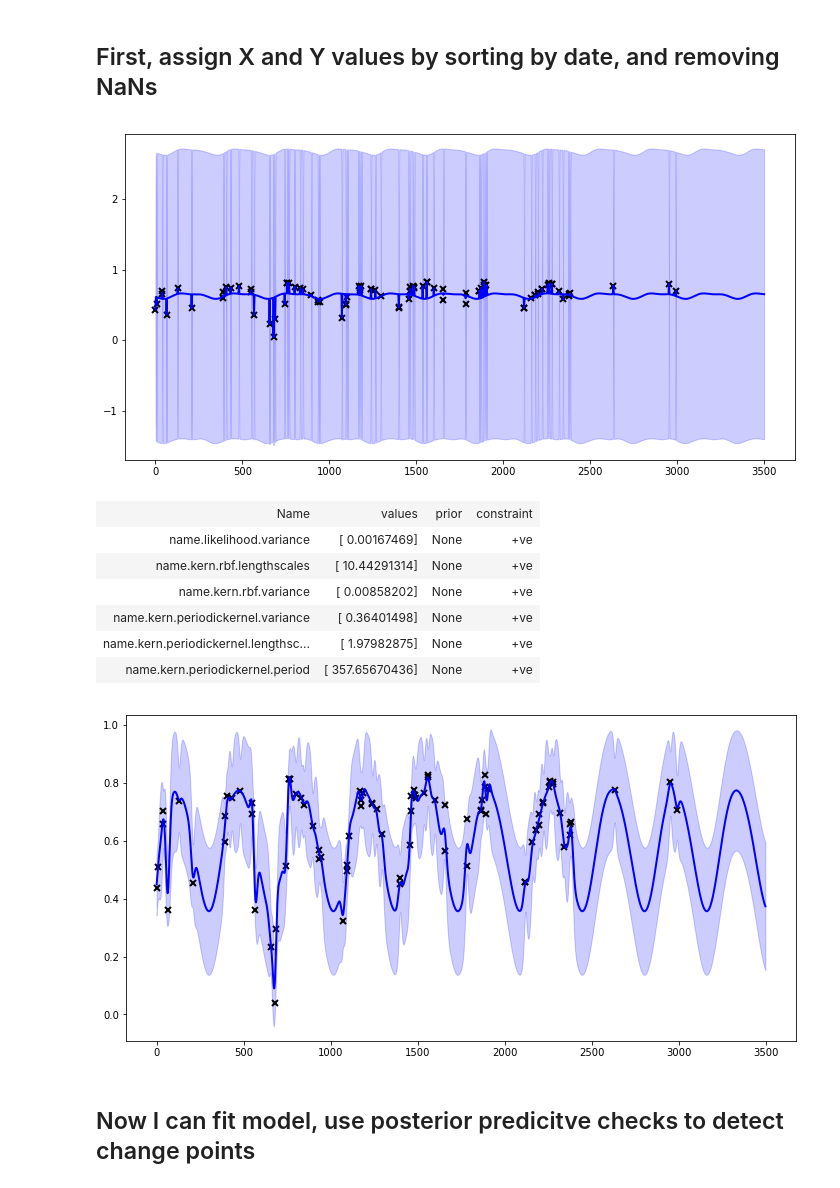
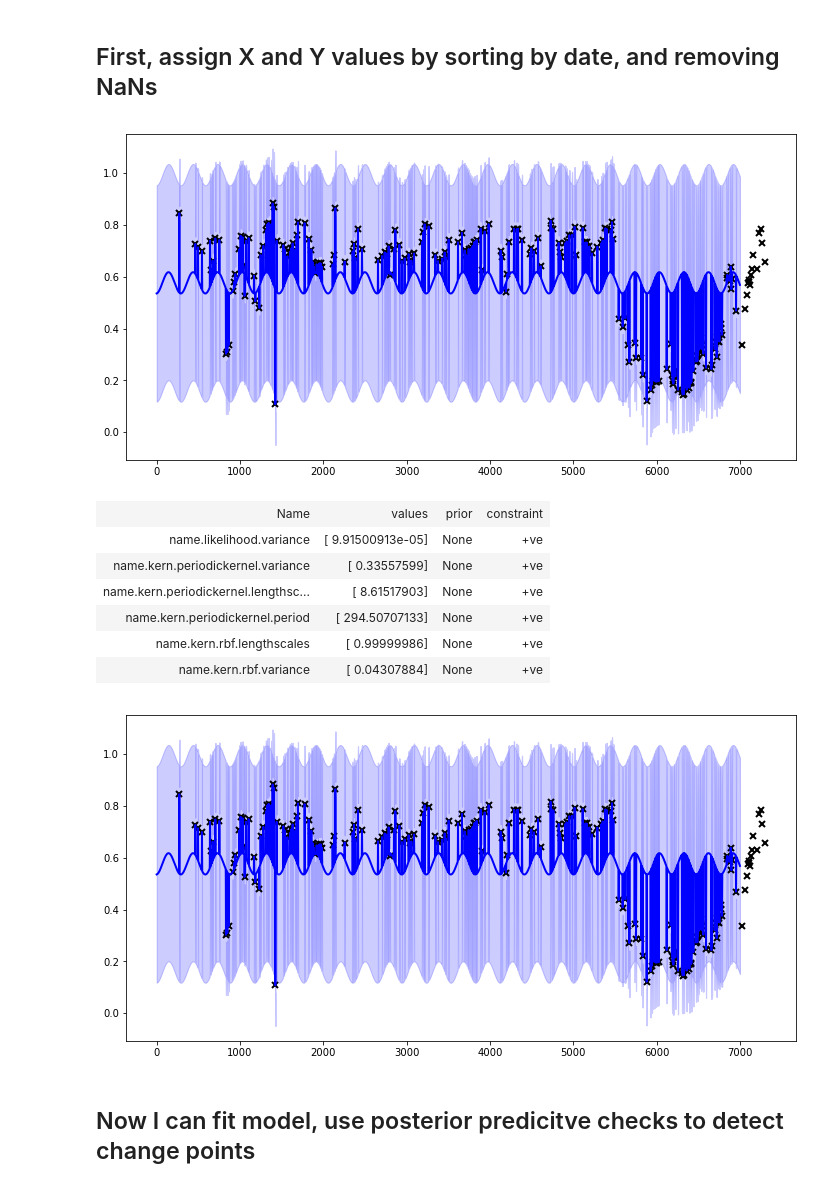
Before and after one commit to edd3x/Sat_im, a Jupyter notebook: Pete-Hackday-notebook.ipynb, the cells around one changed output. Cells and saved outputs as stored; diff of their text form; code cells hidden in the pictures.

```diff
--- a/Pete-Hackday-notebook.ipynb
+++ b/Pete-Hackday-notebook.ipynb
@@ -30,7 +30,7 @@ YP1_2012__Liu_1__8.feather
 ## Read in an example dataframe
 # %%
 
-df = feather.read_dataframe('HackTimeSeries/AD1_2002__Kruess_1__12.feather')
+df = feather.read_dataframe('HackTimeSeries/SE2_2014a_Craig_1__10.feather')
 # %%
 df
 # %% [output]
@@ -93,28 +93,28 @@ m = GPflow.gpr.GPR(X,Y, kern=k1+k2)
 m.likelihood.variance = 0.0001
 # %%
 def plot(m):
-    xx = np.arange(0, 3500,1,dtype=float)[:,None]
+    xx = np.arange(0, 7000,1,dtype=float)[:,None]
     mean, var = m.predict_y(xx)
     plt.figure(figsize=(12, 6))
     plt.plot(X, Y, 'kx', mew=2)
     plt.plot(xx, mean, 'b', lw=2)
     plt.fill_between(xx[:,0], mean[:,0] - 2*np.sqrt(var[:,0]), mean[:,0] + 2*np.sqrt(var[:,0]), color='blue', alpha=0.2)
 plot(m)
 # %% [output]
-[figure, old version]
+[figure, new version]
 # %%
 m.optimize(maxiter=10000)
 plot(m)
 m
 # %% [output]
 | Name | values | prior | constraint |
-| name.likelihood.variance | [ 0.00167469] | None | +ve |
-| name.kern.rbf.lengthscales | [ 10.44291314] | None | +ve |
-| name.kern.rbf.variance | [ 0.00858202] | None | +ve |
-| name.kern.periodickernel.variance | [ 0.36401498] | None | +ve |
-| name.kern.periodickernel.lengthsc... | [ 1.97982875] | None | +ve |
-| name.kern.periodickernel.period | [ 357.65670436] | None | +ve |
+| name.likelihood.variance | [ 9.91500913e-05] | None | +ve |
+| name.kern.periodickernel.variance | [ 0.33557599] | None | +ve |
+| name.kern.periodickernel.lengthsc... | [ 8.61517903] | None | +ve |
+| name.kern.periodickernel.period | [ 294.50707133] | None | +ve |
+| name.kern.rbf.lengthscales | [ 0.99999986] | None | +ve |
+| name.kern.rbf.variance | [ 0.04307884] | None | +ve |
-[figure, old version]
+[figure, new version]
 # %% [markdown]
 ## Now I can fit model, use posterior predicitve checks to detect change points
 # %%
```
Also changed, not shown: parts of 15 cells of this notebook.
